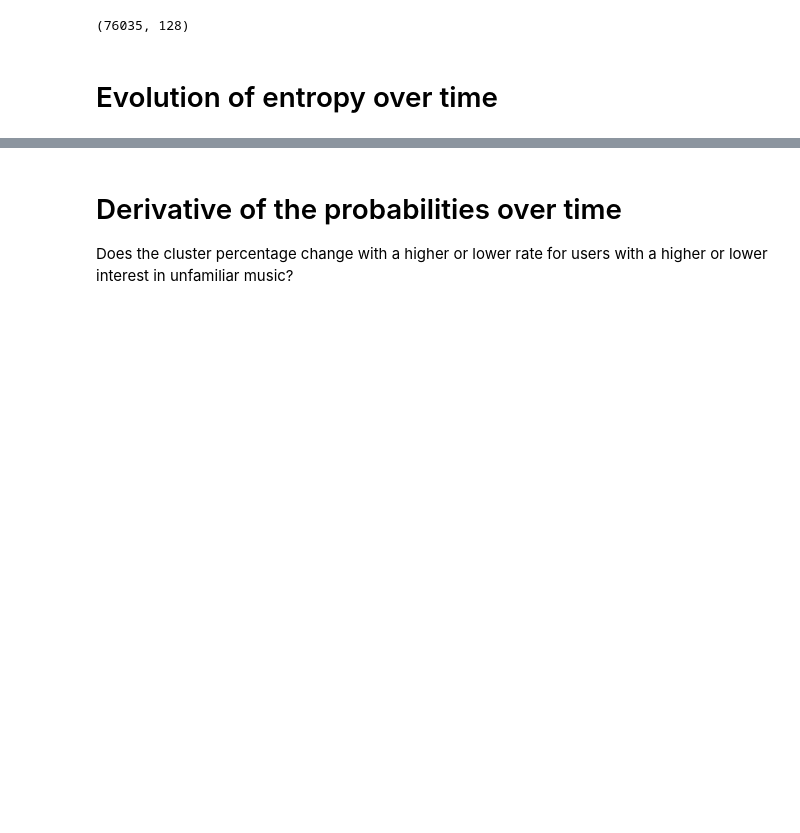
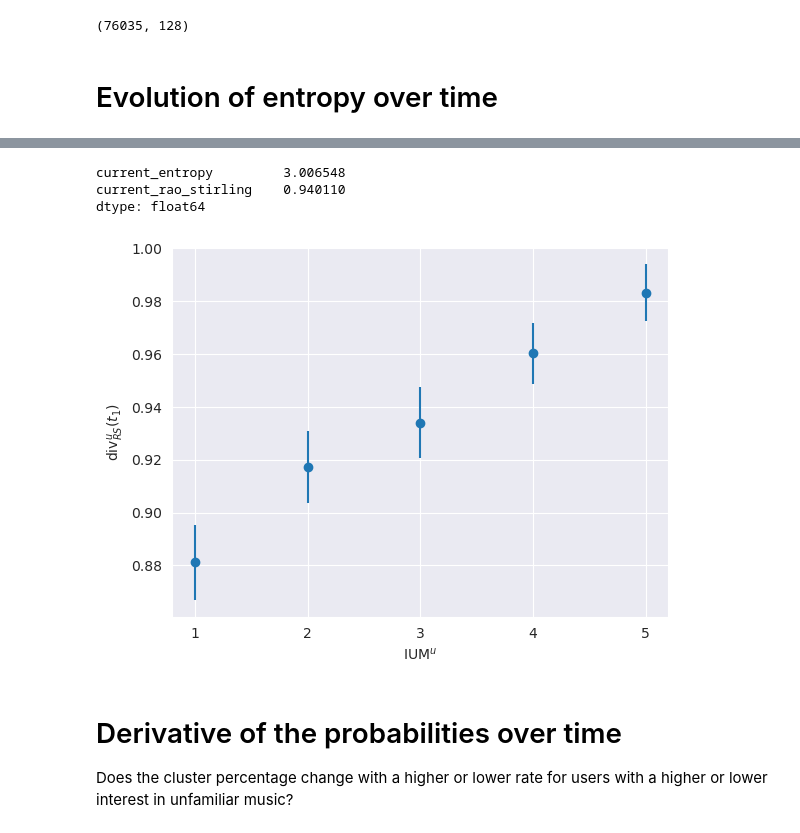
Before and after one commit to hcai-mms/familiarizing_with_music, a Jupyter notebook: main_analysis.ipynb, the cells around one changed output, grey strips where cells are left out. Saved outputs shown, nothing was run; the diff lists cells and outputs as text; code cells hidden in the pictures; blank space fills up the shorter version.

```diff
--- a/main_analysis.ipynb
+++ b/main_analysis.ipynb
@@ -549,6 +574,14 @@ plot_bootstrapping(prob_derivatives_sampled_mean, prob_derivatives_sampled_std,
+# %%
+entropy_end_of_first_six[['current_entropy', 'current_rao_stirling']].mean()
+# %% [output]
+current_entropy         3.006548
+current_rao_stirling    0.940110
+dtype: float64
 # %%
-prob_derivatives_sampled_meanprob_derivatives_sampled_std = bootstrapping(entropy_end_of_first_six, 'active_eng_3', range(1, 6, 1), 'current_rao_stirling', sample_size=100, num_samples=1000)
+prob_derivatives_sampled_mean, prob_derivatives_sampled_std = bootstrapping(entropy_end_of_first_six, 'active_eng_3', range(1, 6, 1), 'current_rao_stirling', sample_size=100, num_samples=1000)
 plot_bootstrapping(prob_derivatives_sampled_mean, prob_derivatives_sampled_std, f'rao_stirling_end_of_first_six_months_n_clusters{n_clusters}.png', 'IUM$^u$', 'div$_{RS}^u(t_1)$', [1, 2, 3, 4, 5])
+# %% [output]
+[figure, added]
 # %%
 long_term_les_dictionaries_in_last_six_months = long_term_les_dictionaries[long_term_les_dictionaries.delta_t >= (30 * 24 * 60 * 60 * 6)]
 # %%
```
Also changed, not shown: parts of 18 cells of this notebook.
